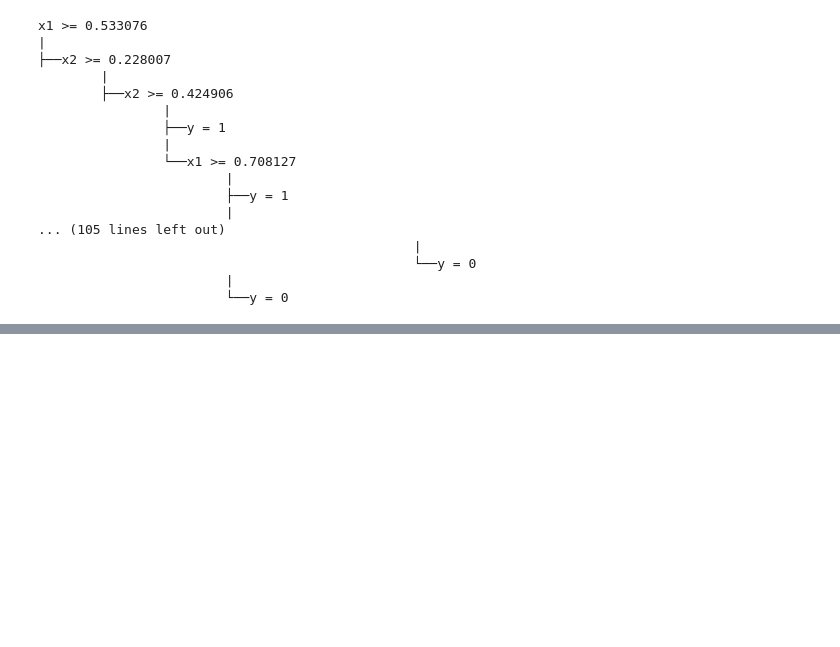
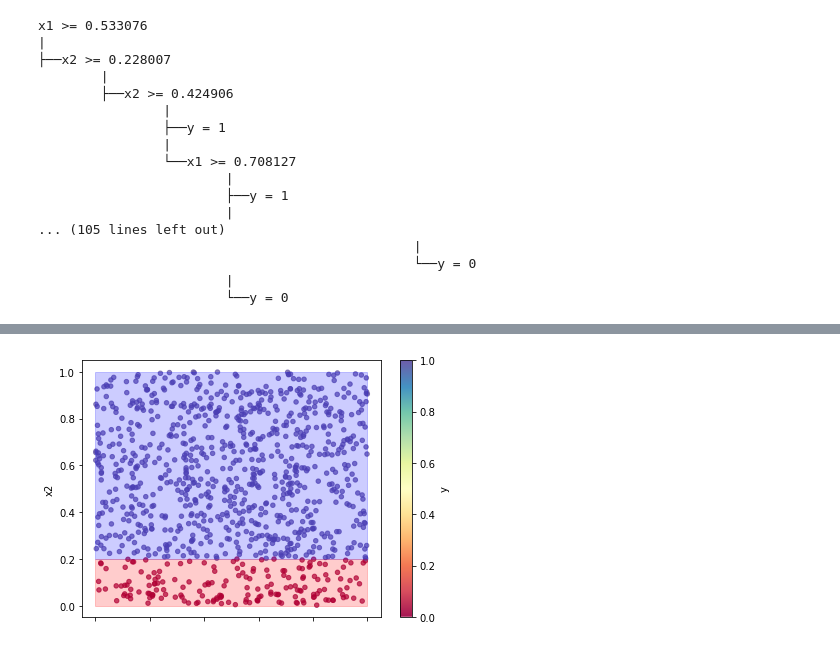
Before and after one commit to Nick-Boddy/CS760-HW2-DecisionTree, a Jupyter notebook: decisiontree.ipynb, the cells around one changed output, grey strips where cells are left out. Cells and saved outputs as stored; diff of their text form; code cells hidden in the pictures; blank space fills up the shorter version.

```diff
--- a/decisiontree.ipynb
+++ b/decisiontree.ipynb
@@ -322,0 +331,24 @@ x1 >= 0.533076
+# %%
+cmap = cm.get_cmap('Spectral')
+def draw_tree(ax: plt.Axes, node: Node, bounds: [(float, float), (float, float)]):
+    xmin, xmax = bounds[0]
+    ymin, ymax = bounds[1]
+    if node.class_label != None:
+        color = 'b' if node.class_label == 1 else 'r'
+        ax.add_patch(Rectangle((xmin, ymin), xmax - xmin, ymax - ymin, alpha=0.2, color=color))
+    elif node.feature and node.threshold:
+        if node.feature == 'x1':
+            draw_tree(ax, node.children[0], [(node.threshold, xmax), (ymin, ymax)])
+            draw_tree(ax, node.children[1], [(xmin, node.threshold), (ymin, ymax)])
+        elif node.feature == 'x2':
+            draw_tree(ax, node.children[0], [(xmin, xmax), (node.threshold, ymax)])
+            draw_tree(ax, node.children[1], [(xmin, xmax), (ymin, node.threshold)])
+
+ax = d1_df.plot.scatter(x='x1', y='x2', c='y', alpha=0.7, colormap=cmap)
+ax.set_xlabel('x1')
+ax.set_ylabel('x2')
+plt.tight_layout()
+draw_tree(ax, d1_dtree, [(0, 1), (0, 1)])
+plt.show()
+# %% [output]
+[figure, added]
```
Also changed, not shown: parts of 9 cells of this notebook.
